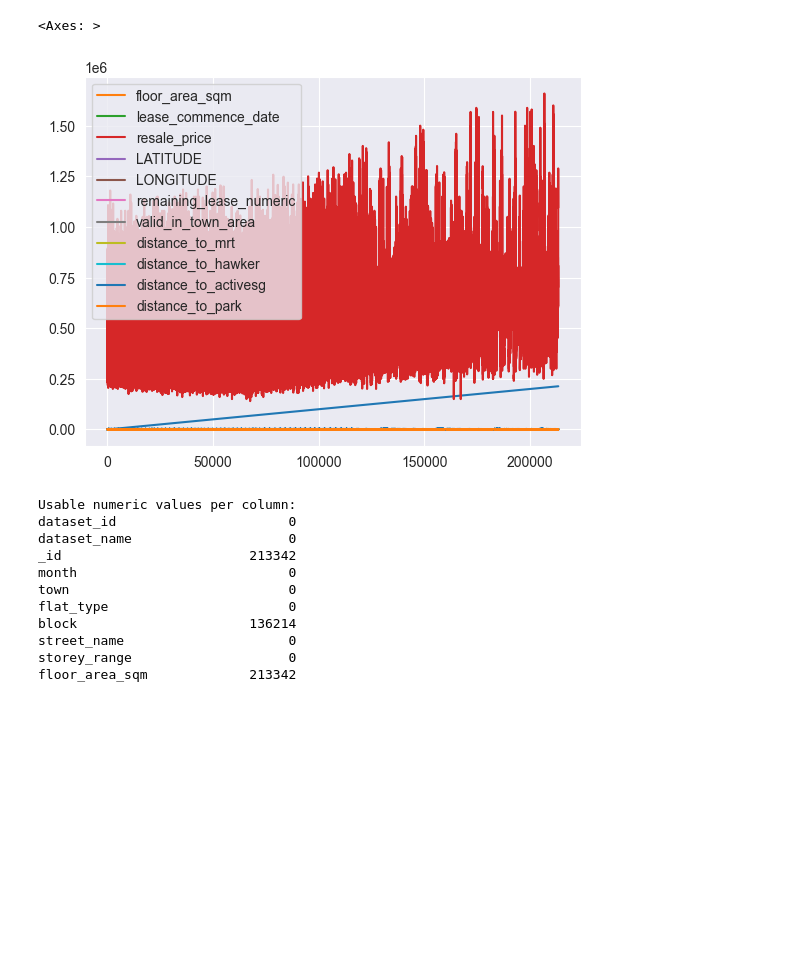
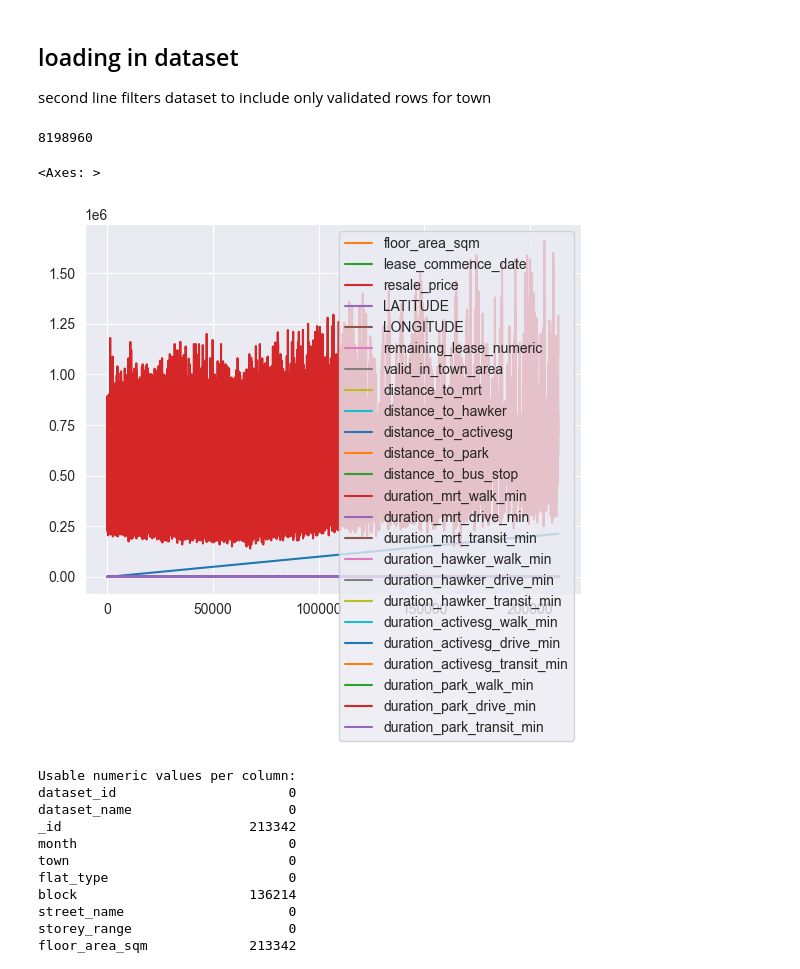
Before and after one commit to yume-24/Introductory-data-science-PBL-1-, a Jupyter notebook: PBL1_clean.ipynb, the cells around one changed output. Drawn from its saved outputs; the diff is of its cells as text; code cells hidden in the pictures; blank space fills up the shorter version.

```diff
--- a/histgradboostreg.ipynb
+++ b/PBL1_clean.ipynb
@@ -3,13 +3,22 @@ import pandas as pd
 import numpy as np
 import matplotlib.pyplot as plt
 import seaborn as sns
+# %% [markdown]
+## loading in dataset
+
+second line filters dataset to include only validated rows for town
 # %%
-data = pd.read_csv('/Users/yume/PycharmProjects/IntermediateDataScience/PBL1/data/hdb_resale_prices_final.csv')
+data = pd.read_csv('/Users/yume/PycharmProjects/PBL1/data/hdb_resale_prices_with_all_data.csv')
+data_valid = data[data['valid_in_town_area'] == 1.0]
+# %%
+data_valid.size
+# %% [output]
+8198960
 # %%
-data.plot()
+data_valid.plot()
 # %% [output]
 <Axes: >
-[figure, old version]
+[figure, new version]
 # %%
 numeric_data = data.apply(pd.to_numeric, errors='coerce')
 
```
Also changed, not shown: parts of 38 cells of this notebook.
